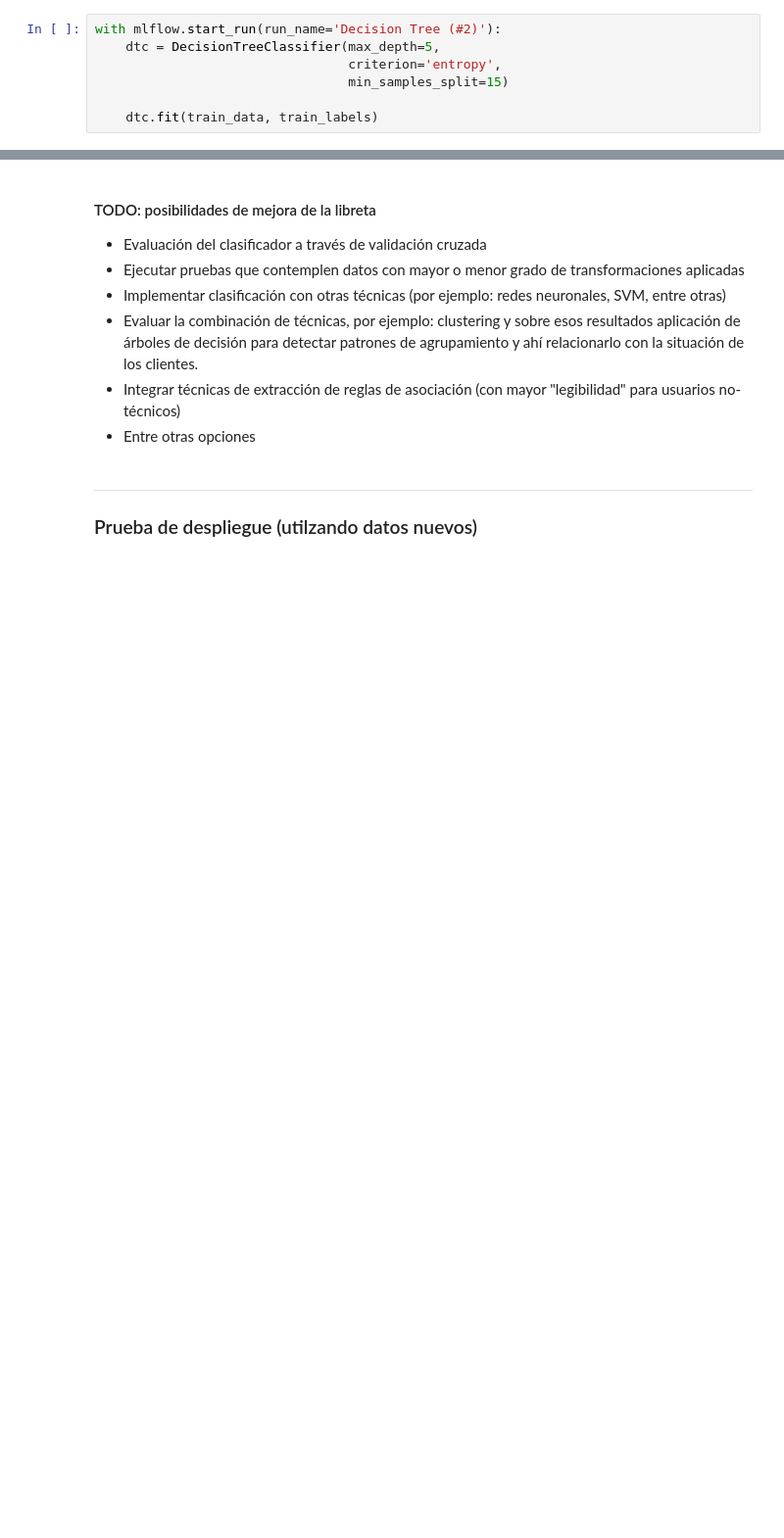
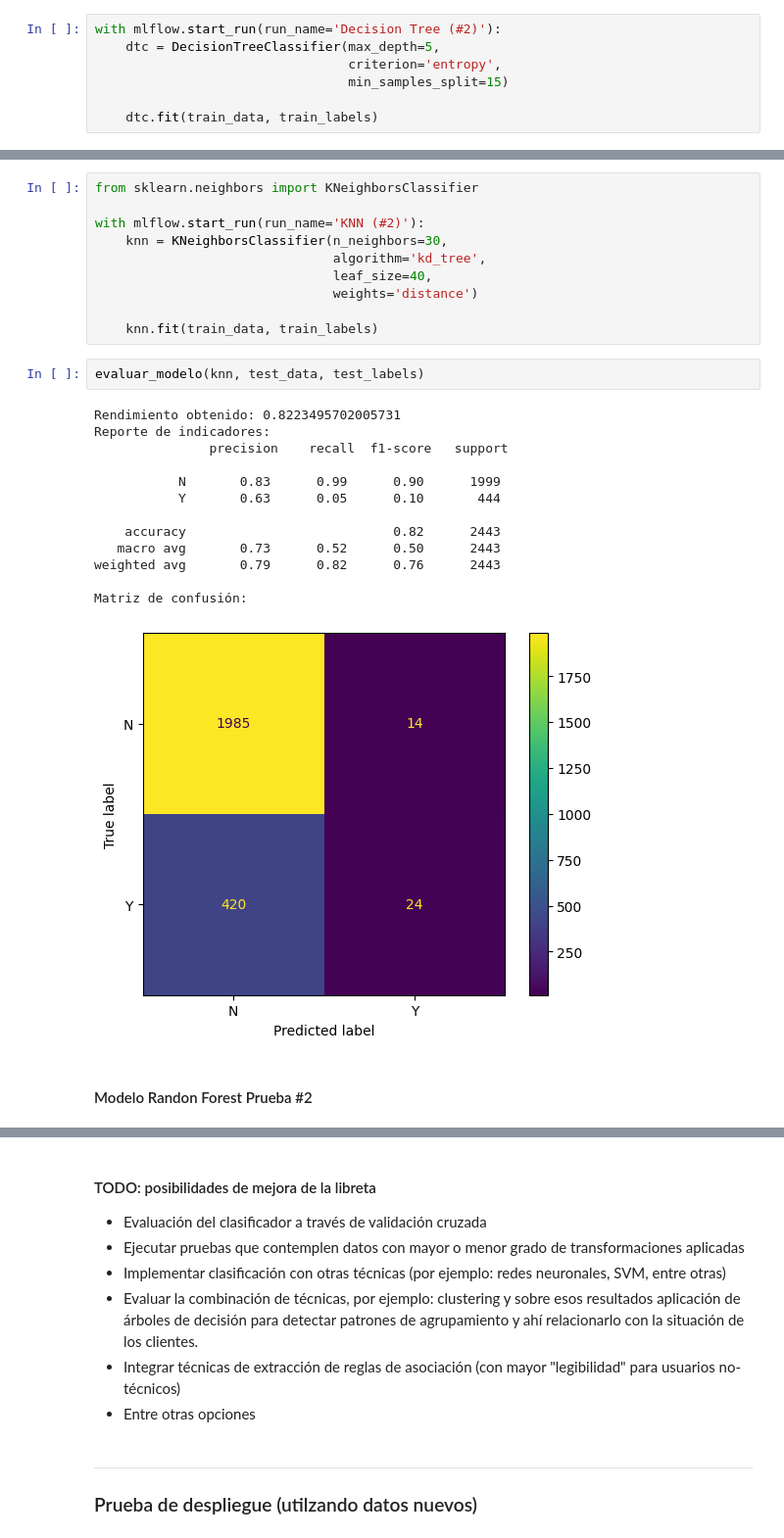
Before and after one commit to afsalazard/13_MBID_AS, a Jupyter notebook: notebooks/04_Modelado_Evaluación/MD01 - Modelado.ipynb, the cells around one changed output, grey strips where cells are left out. Shown at 98% size. Drawn from its saved outputs; the diff is of its cells as text; blank space fills up the shorter version.

```diff
--- a/notebooks/04_Modelado_Evaluación/MD01 - Modelado.ipynb
+++ b/notebooks/04_Modelado_Evaluación/MD01 - Modelado.ipynb
@@ -360,0 +400,28 @@ Matriz de confusión:
+# %%
+from sklearn.neighbors import KNeighborsClassifier
+
+with mlflow.start_run(run_name='KNN (#2)'):
+    knn = KNeighborsClassifier(n_neighbors=30,
+                               algorithm='kd_tree',
+                               leaf_size=40,
+                               weights='distance')
+
+    knn.fit(train_data, train_labels)
+# %%
+evaluar_modelo(knn, test_data, test_labels)
+# %% [output]
+Rendimiento obtenido: 0.8223495702005731
+Reporte de indicadores:
+               precision    recall  f1-score   support
+
+           N       0.83      0.99      0.90      1999
+           Y       0.63      0.05      0.10       444
+
+    accuracy                           0.82      2443
+   macro avg       0.73      0.52      0.50      2443
+weighted avg       0.79      0.82      0.76      2443
+
+Matriz de confusión:
+[figure, added]
+# %% [markdown]
+#### Modelo Randon Forest Prueba #2
```
Also changed, not shown: parts of 35 cells of this notebook.
